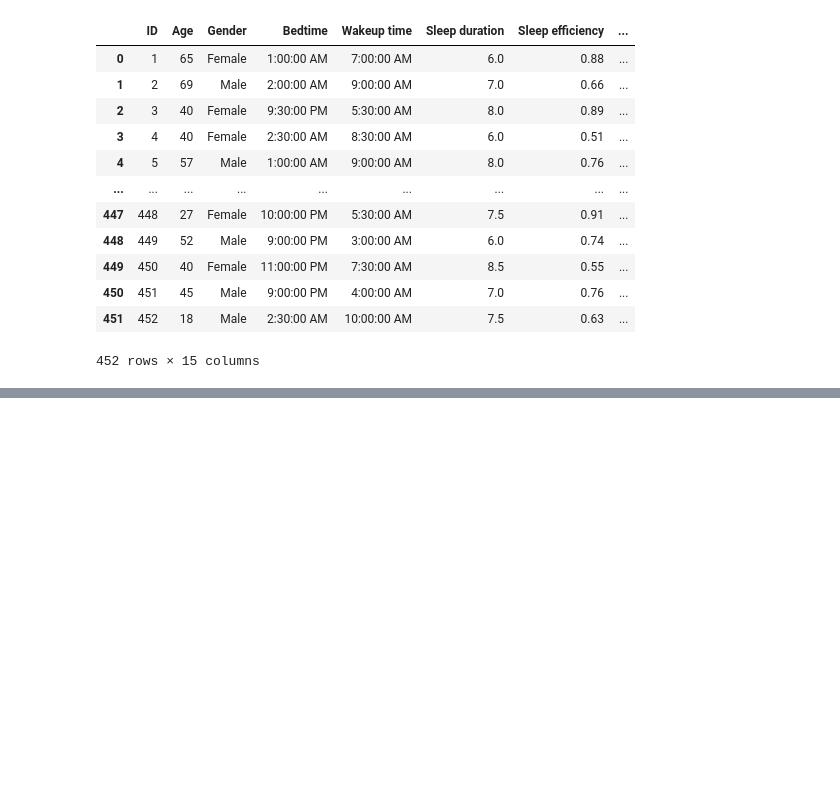
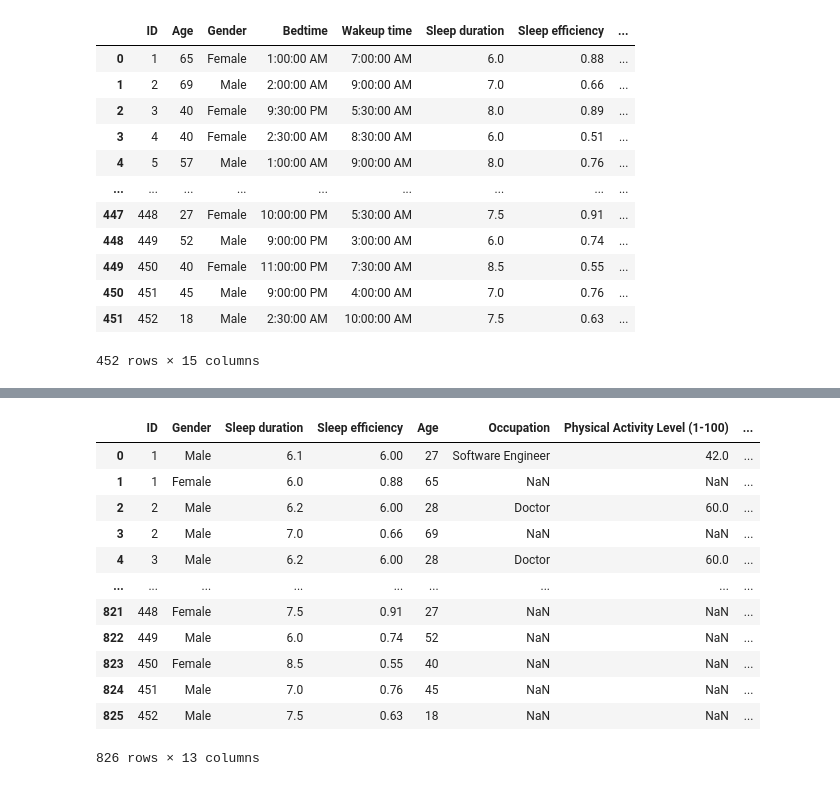
Before and after one commit to GBishop85/Project-One, a Jupyter notebook: Project_1_Sleep_Disorders.ipynb, the cells around one changed output, grey strips where cells are left out. Drawn from its saved outputs; the diff is of its cells as text; code cells hidden in the pictures; blank space fills up the shorter version.

```diff
--- a/Project_1_Sleep_Disorders.ipynb
+++ b/Project_1_Sleep_Disorders.ipynb
@@ -31,0 +80,18 @@ sleep_data
+# %%
+# Combine the data into a single dataset.
+sleep_data_complete = pd.merge(organized_df, renamed_df, how="outer", on=["ID", "Age", "Gender", "Sleep duration", "Sleep efficiency", "Age"])
+sleep_data_complete
+# %% [output]
+|  | ID | Gender | Sleep duration | Sleep efficiency | Age | Occupation | Physical Activity Level (1-100) | ... |
+| 0 | 1 | Male | 6.1 | 6.00 | 27 | Software Engineer | 42.0 | ... |
+| 1 | 1 | Female | 6.0 | 0.88 | 65 | NaN | NaN | ... |
+| 2 | 2 | Male | 6.2 | 6.00 | 28 | Doctor | 60.0 | ... |
+| 3 | 2 | Male | 7.0 | 0.66 | 69 | NaN | NaN | ... |
+| 4 | 3 | Male | 6.2 | 6.00 | 28 | Doctor | 60.0 | ... |
+| ... | ... | ... | ... | ... | ... | ... | ... | ... |
+| 821 | 448 | Female | 7.5 | 0.91 | 27 | NaN | NaN | ... |
+| 822 | 449 | Male | 6.0 | 0.74 | 52 | NaN | NaN | ... |
+| 823 | 450 | Female | 8.5 | 0.55 | 40 | NaN | NaN | ... |
+| 824 | 451 | Male | 7.0 | 0.76 | 45 | NaN | NaN | ... |
+| 825 | 452 | Male | 7.5 | 0.63 | 18 | NaN | NaN | ... |
+826 rows × 13 columns
```
Also changed, not shown: parts of 5 cells of this notebook.
